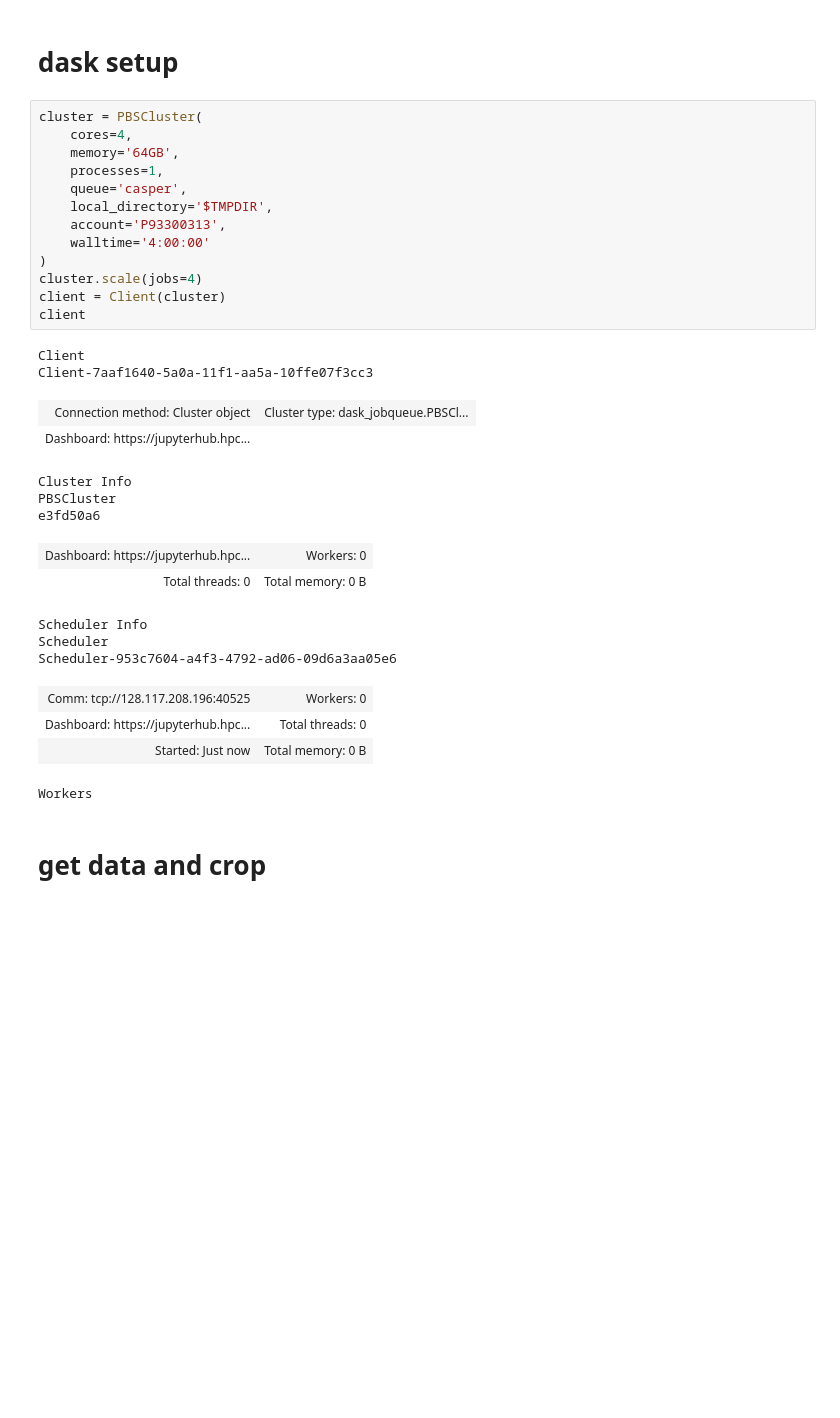
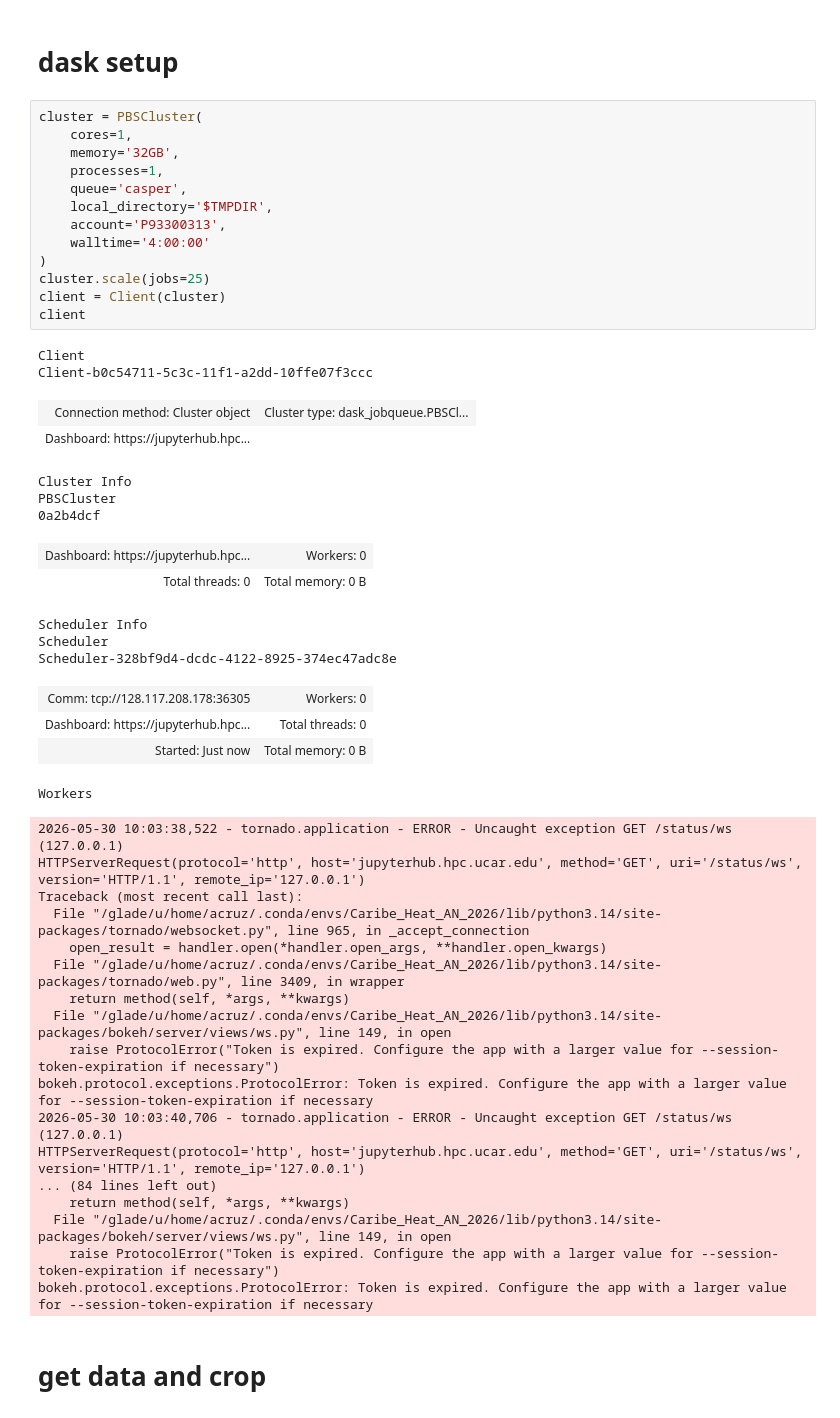
Before and after one commit to allan3prez/Caribe_Heat_AN, a Jupyter notebook: Pre-Process/ERA5_pre.ipynb, the cells around one changed output. Cells and saved outputs as stored; diff of their text form; blank space fills up the shorter version.

```diff
--- a/Pre-Process/ERA5_pre.ipynb
+++ b/Pre-Process/ERA5_pre.ipynb
@@ -122,33 +87,50 @@ d_files
 # dask setup
 # %%
 cluster = PBSCluster(
-    cores=4,
-    memory='64GB',
+    cores=1,
+    memory='32GB',
     processes=1,
     queue='casper',
     local_directory='$TMPDIR',
     account='P93300313',
     walltime='4:00:00'
 )
-cluster.scale(jobs=4)
+cluster.scale(jobs=25)
 client = Client(cluster)
 client
 # %% [output]
 Client
-Client-7aaf1640-5a0a-11f1-aa5a-10ffe07f3cc3
+Client-b0c54711-5c3c-11f1-a2dd-10ffe07f3ccc
 | Connection method: Cluster object | Cluster type: dask_jobqueue.PBSCl... |
 | Dashboard: https://jupyterhub.hpc... |  |
 Cluster Info
 PBSCluster
-e3fd50a6
+0a2b4dcf
 | Dashboard: https://jupyterhub.hpc... | Workers: 0 |
 | Total threads: 0 | Total memory: 0 B |
 Scheduler Info
 Scheduler
-Scheduler-953c7604-a4f3-4792-ad06-09d6a3aa05e6
+Scheduler-328bf9d4-dcdc-4122-8925-374ec47adc8e
-| Comm: tcp://128.117.208.196:40525 | Workers: 0 |
+| Comm: tcp://128.117.208.178:36305 | Workers: 0 |
 | Dashboard: https://jupyterhub.hpc... | Total threads: 0 |
 | Started: Just now | Total memory: 0 B |
 Workers
+2026-05-30 10:03:38,522 - tornado.application - ERROR - Uncaught exception GET /status/ws (127.0.0.1)
+HTTPServerRequest(protocol='http', host='jupyterhub.hpc.ucar.edu', method='GET', uri='/status/ws', version='HTTP/1.1', remote_ip='127.0.0.1')
+Traceback (most recent call last):
+  File "/glade/u/home/acruz/.conda/envs/Caribe_Heat_AN_2026/lib/python3.14/site-packages/tornado/websocket.py", line 965, in _accept_connection
+    open_result = handler.open(*handler.open_args, **handler.open_kwargs)
+  File "/glade/u/home/acruz/.conda/envs/Caribe_Heat_AN_2026/lib/python3.14/site-packages/tornado/web.py", line 3409, in wrapper
+    return method(self, *args, **kwargs)
+  File "/glade/u/home/acruz/.conda/envs/Caribe_Heat_AN_2026/lib/python3.14/site-packages/bokeh/server/views/ws.py", line 149, in open
+    raise ProtocolError("Token is expired. Configure the app with a larger value for --session-token-expiration if necessary")
+bokeh.protocol.exceptions.ProtocolError: Token is expired. Configure the app with a larger value for --session-token-expiration if necessary
+2026-05-30 10:03:40,706 - tornado.application - ERROR - Uncaught exception GET /status/ws (127.0.0.1)
+HTTPServerRequest(protocol='http', host='jupyterhub.hpc.ucar.edu', method='GET', uri='/status/ws', version='HTTP/1.1', remote_ip='127.0.0.1')
+... (84 lines left out)
+    return method(self, *args, **kwargs)
+  File "/glade/u/home/acruz/.conda/envs/Caribe_Heat_AN_2026/lib/python3.14/site-packages/bokeh/server/views/ws.py", line 149, in open
+    raise ProtocolError("Token is expired. Configure the app with a larger value for --session-token-expiration if necessary")
+bokeh.protocol.exceptions.ProtocolError: Token is expired. Configure the app with a larger value for --session-token-expiration if necessary
 # %% [markdown]
 # get data and crop
```
Also changed, not shown: parts of 18 cells of this notebook, 2 other files.
